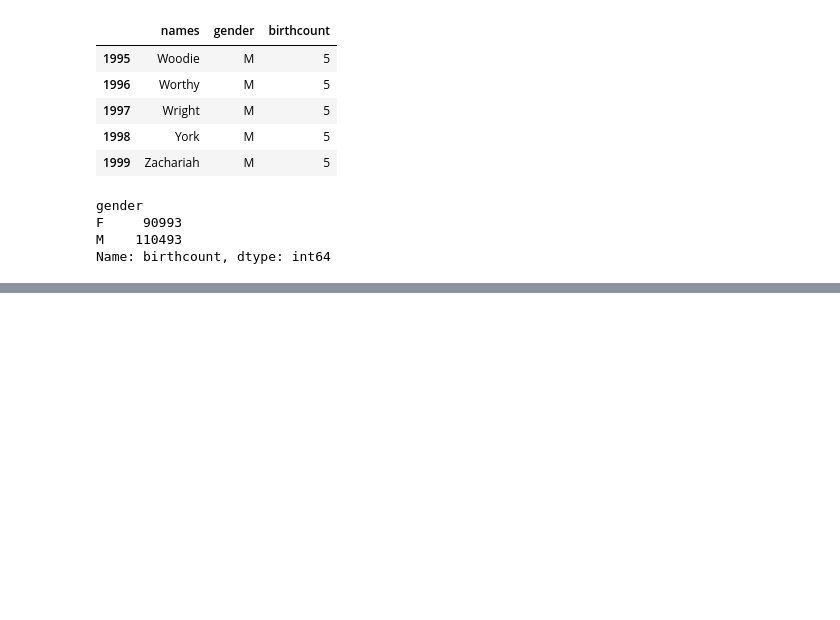
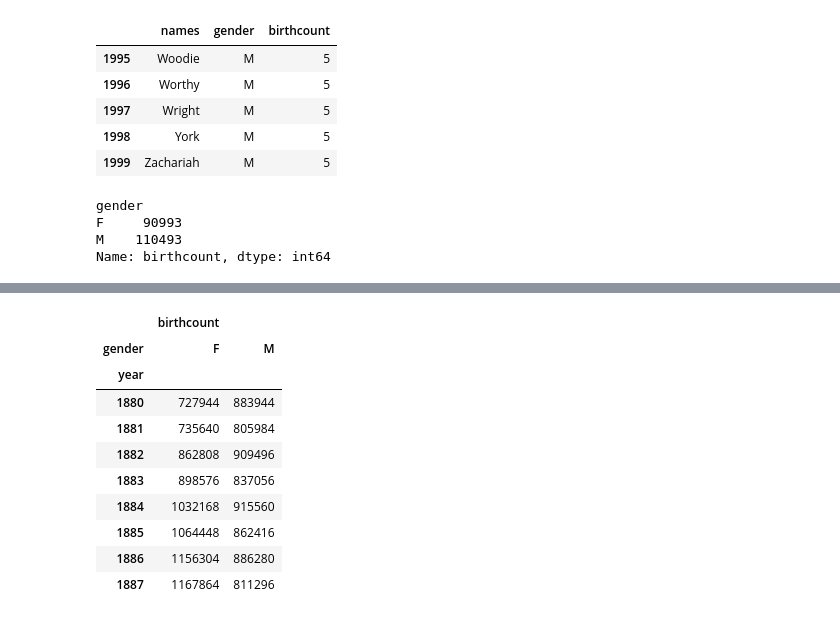
Before and after one commit to oderofrancis/pandas, a Jupyter notebook: pandas.ipynb, the cells around one changed output, grey strips where cells are left out. Saved outputs shown, nothing was run; the diff lists cells and outputs as text; code cells hidden in the pictures; blank space fills up the shorter version.

```diff
--- a/pandas.ipynb
+++ b/pandas.ipynb
@@ -711,0 +739,18 @@ FileNotFoundError: [Errno 2] No such file or directory: 'yob1880.txt'
+# %%
+# using groupby
+
+total_births = alldata.groupby(['year', 'gender']).sum().unstack('gender')
+
+total_births
+# %% [output]
+|  | birthcount |  |
+| gender | F | M |
+| year |  |  |
+| 1880 | 727944 | 883944 |
+| 1881 | 735640 | 805984 |
+| 1882 | 862808 | 909496 |
+| 1883 | 898576 | 837056 |
+| 1884 | 1032168 | 915560 |
+| 1885 | 1064448 | 862416 |
+| 1886 | 1156304 | 886280 |
+| 1887 | 1167864 | 811296 |
```
Also changed, not shown: parts of 10 cells of this notebook.
